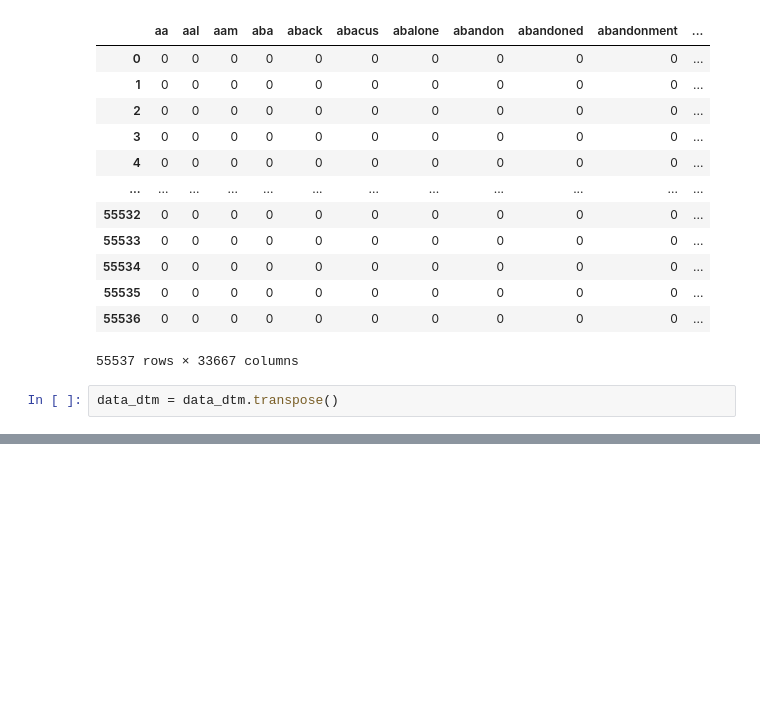
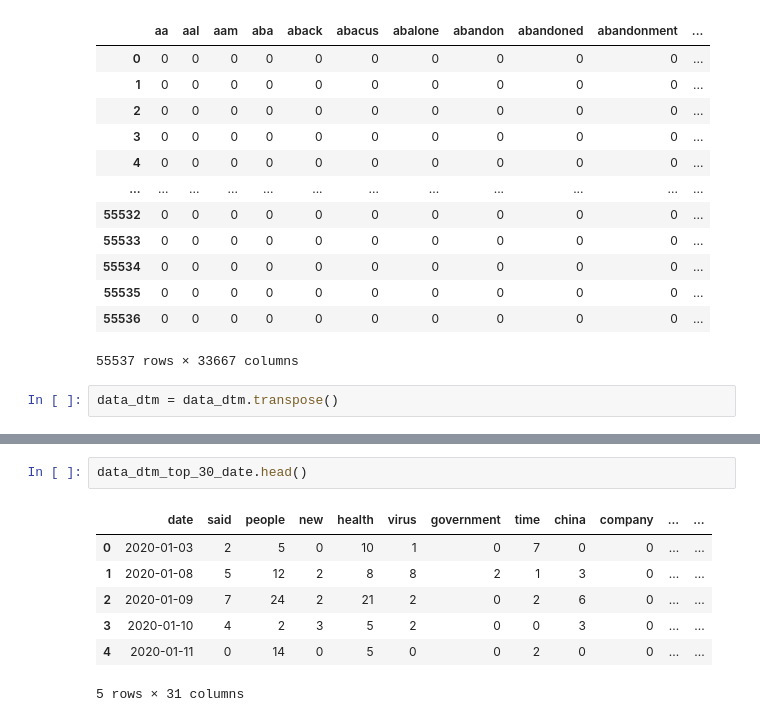
Before and after one commit to miguel2650/covid-19-research, a Jupyter notebook: covid-19-research.ipynb, the cells around one changed output, grey strips where cells are left out. Cells and saved outputs as stored; diff of their text form; blank space fills up the shorter version.

```diff
--- a/covid-19-research.ipynb
+++ b/covid-19-research.ipynb
@@ -162,0 +199,10 @@ for k,v in top_dict.items():
+# %%
+data_dtm_top_30_date.head()
+# %% [output]
+|  | date | said | people | new | health | virus | government | time | china | company | ... | ... |
+| 0 | 2020-01-03 | 2 | 5 | 0 | 10 | 1 | 0 | 7 | 0 | 0 | ... | ... |
+| 1 | 2020-01-08 | 5 | 12 | 2 | 8 | 8 | 2 | 1 | 3 | 0 | ... | ... |
+| 2 | 2020-01-09 | 7 | 24 | 2 | 21 | 2 | 0 | 2 | 6 | 0 | ... | ... |
+| 3 | 2020-01-10 | 4 | 2 | 3 | 5 | 2 | 0 | 0 | 3 | 0 | ... | ... |
+| 4 | 2020-01-11 | 0 | 14 | 0 | 5 | 0 | 0 | 2 | 0 | 0 | ... | ... |
+5 rows × 31 columns
```
Also changed, not shown: parts of 8 cells of this notebook.
